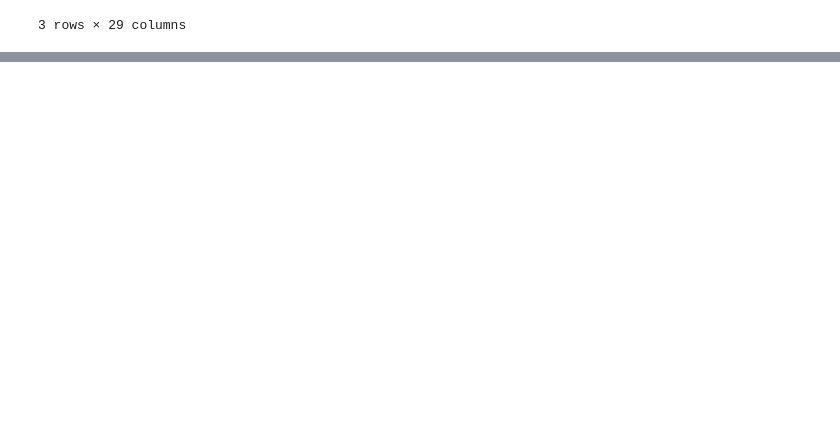
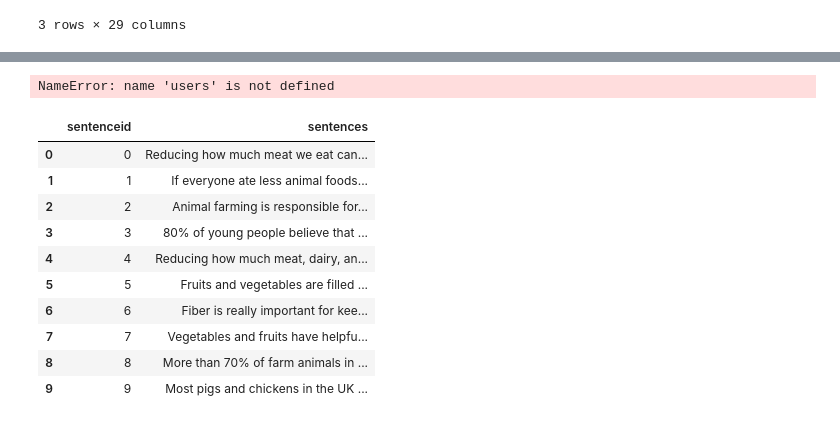
Before and after one commit to MovezNetwork/llm-evaluation, a Jupyter notebook: Production_Workflow.ipynb, the cells around one changed output, grey strips where cells are left out. Saved outputs shown, nothing was run; the diff lists cells and outputs as text; code cells hidden in the pictures; blank space fills up the shorter version.

```diff
--- a/Production_Workflow.ipynb
+++ b/Production_Workflow.ipynb
@@ -104,3 +107,5 @@ Number of exceptions: 38
 | 1 | U020240624140959 | So, I'm just grabbing some vitami... | U0 | 1 | I am going for a something health... | 1 | ... |
 | 2 | U020240624141001 | Yo, you gotta try this vegan pizz... | U0 | 2 | Have you tried the new vegan mozz... | 1 | ... |
 3 rows × 29 columns
+# %%
+df_user_data,neutral_sentences,user_sentences = p.read_input_data()
@@ -106,0 +134,20 @@ Number of exceptions: 38
+# %%
+df_user_data
+# filter usernames
+df_user_data = df_user_data[df_user_data['username'].isin(users)]
+# %% [output]
+NameError: name 'users' is not defined
+# %%
+neutral_sentences
+# %% [output]
+|  | sentenceid | sentences |
+| 0 | 0 | Reducing how much meat we eat can... |
+| 1 | 1 | If everyone ate less animal foods... |
+| 2 | 2 | Animal farming is responsible for... |
+| 3 | 3 | 80% of young people believe that ... |
+| 4 | 4 | Reducing how much meat, dairy, an... |
+| 5 | 5 | Fruits and vegetables are filled ... |
+| 6 | 6 | Fiber is really important for kee... |
+| 7 | 7 | Vegetables and fruits have helpfu... |
+| 8 | 8 | More than 70% of farm animals in ... |
+| 9 | 9 | Most pigs and chickens in the UK ... |
```
Also changed, not shown: parts of 2 cells of this notebook, 4 other files.
